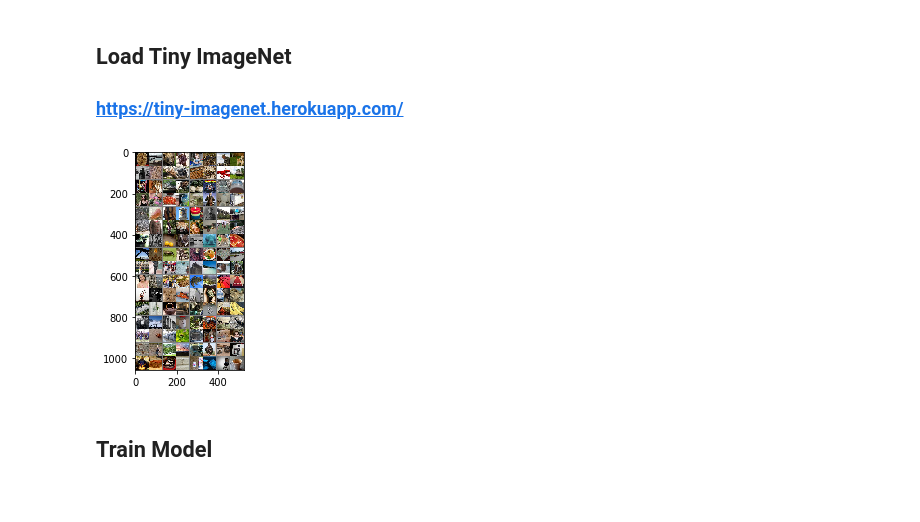
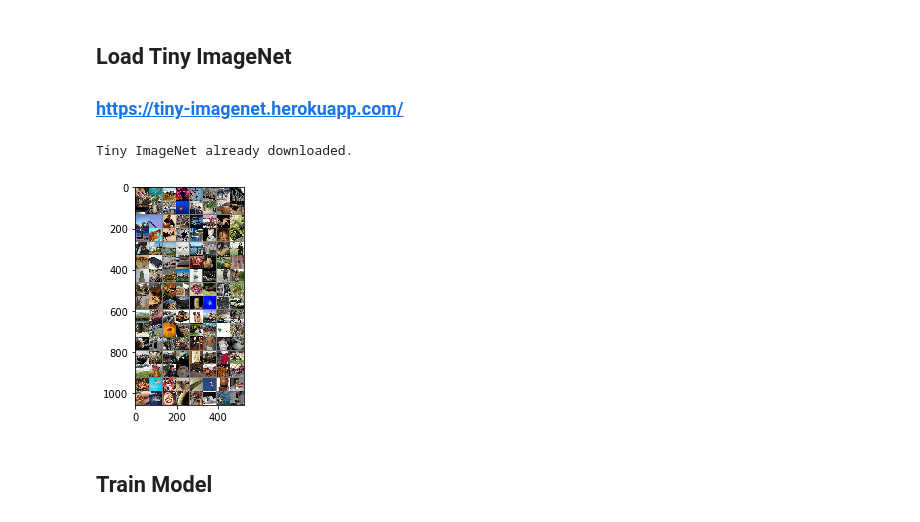
Before and after one commit to Lab41/cyphercat, a Jupyter notebook: baselines/TinyImageNet.ipynb, the cells around one changed output. Drawn from its saved outputs; the diff is of its cells as text; code cells hidden in the pictures.

Commit message:
Added functions to download LFW and TinyImageNet

```diff
--- a/baselines/TinyImageNet.ipynb
+++ b/baselines/TinyImageNet.ipynb
@@ -41,6 +42,8 @@ k = 3
 ## Load Tiny ImageNet
 ### https://tiny-imagenet.herokuapp.com/
 # %%
+get_tiny_imagenet()
+
 train_dir = "../datasets/tiny-imagenet-200/train"
 test_dir = "../datasets/tiny-imagenet-200/val"
 
@@ -57,34 +60,35 @@ train_transform = torchvision.transforms.Compose([
 
 test_transform = torchvision.transforms.Compose([
     #torchvision.transforms.Pad(2),
     torchvision.transforms.ToTensor(),
     #torchvision.transforms.Normalize((0.5, 0.5, 0.5), (0.5, 0.5, 0.5))
     torchvision.transforms.Normalize((0.4914, 0.4822, 0.4465), (0.2023, 0.1994, 0.2010))
 ])
 
 
 
 
 # load training set
 trainset = torchvision.datasets.ImageFolder(train_dir, transform=train_transform)
 trainloader = torch.utils.data.DataLoader(trainset, batch_size=batch_size, shuffle=True, num_workers=2)
 
 # load test set
 testset = torchvision.datasets.ImageFolder(test_dir, transform=test_transform)
 testloader = torch.utils.data.DataLoader(testset, batch_size=32, shuffle=False, num_workers=2)
 
 # helper function to unnormalize and plot image
 def imshow(img):
     img = np.array(img)
     img = img / 2 + 0.5
     img = np.moveaxis(img, 0, -1)
     plt.imshow(img)
 
 # display sample from dataset
 imgs,labels = iter(trainloader).next()
 imshow(torchvision.utils.make_grid(imgs))
 # %% [output]
+Tiny ImageNet already downloaded.
-[figure, old version]
+[figure, new version]
 # %% [markdown]
 ## Train Model
 # %%
```
Also changed, not shown: parts of 2 cells of this notebook, 2 other files.
